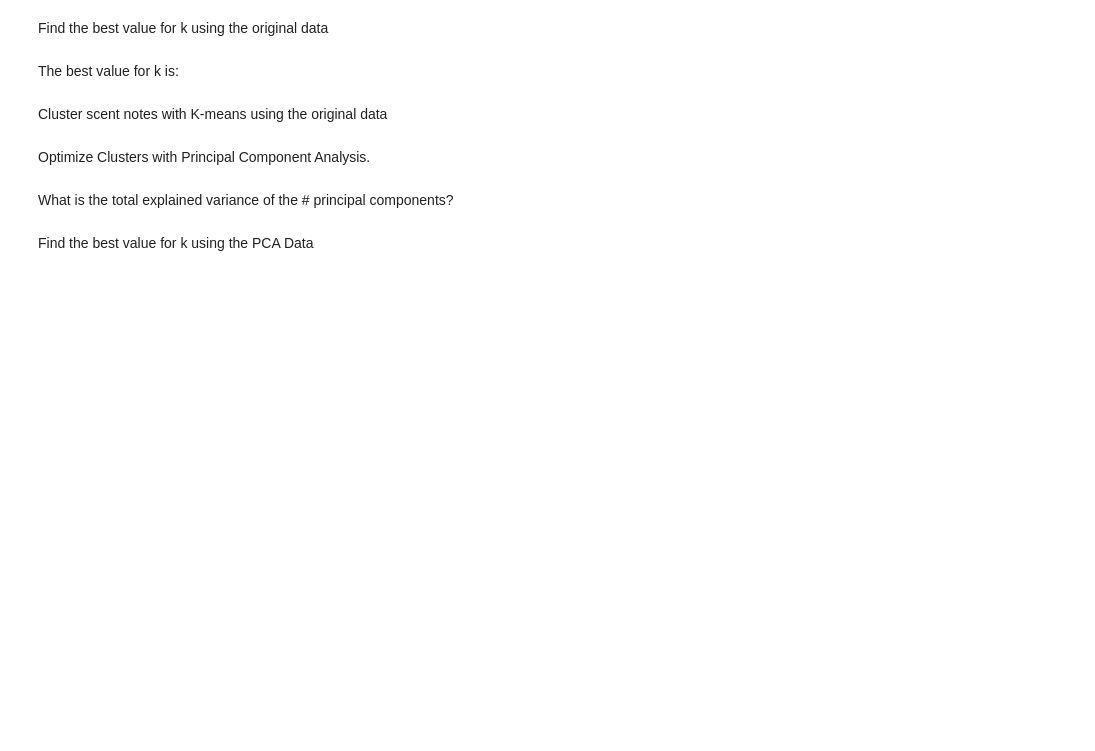
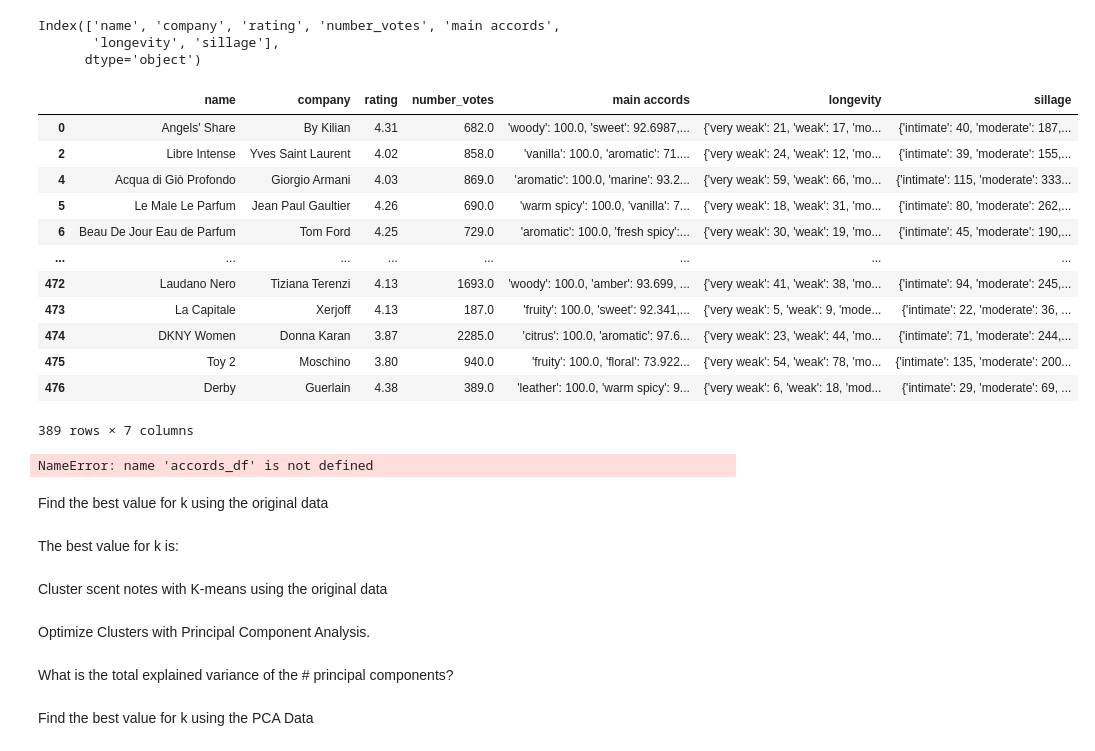
Before and after one commit to ThatCoryGirl/Project4-Perfume, a Jupyter notebook: MachineLearnTesting/Unsupervised_ML_Cluster_Model_Testing.ipynb, the cells around one changed output. Saved outputs shown, nothing was run; the diff lists cells and outputs as text; code cells hidden in the pictures; blank space fills up the shorter version.

Commit message:
cleaning dataset for model

```diff
--- a/MachineLearnTesting/Unsupervised_ML_Cluster_Model_Testing.ipynb
+++ b/MachineLearnTesting/Unsupervised_ML_Cluster_Model_Testing.ipynb
@@ -136,3 +136,70 @@ cleaned_perfume_df
+# %%
+print(cleaned_perfume_df.columns)
+# %% [output]
+Index(['name', 'company', 'rating', 'number_votes', 'main accords',
+       'longevity', 'sillage'],
+      dtype='object')
+# %%
+# Replace '{}' values with empty strings
+cleaned_perfume_df['main accords'] = cleaned_perfume_df['main accords'].str.strip('{}')
+
+# Replace 'NA' values with NaN in 'rating' and 'number_votes' columns
+cleaned_perfume_df.replace({'rating': 'NA', 'number_votes': 'NA'}, inplace=True)
+
+# Drop rows where 'rating', 'number_votes', and 'main accords' are NaN
+cleaned_perfume_df.dropna(subset=['rating', 'number_votes', 'main accords'], inplace=True)
+
+# Print dataframe
+cleaned_perfume_df
+# %% [output]
+|  | name | company | rating | number_votes | main accords | longevity | sillage |
+| 0 | Angels' Share | By Kilian | 4.31 | 682.0 | 'woody': 100.0, 'sweet': 92.6987,... | {'very weak': 21, 'weak': 17, 'mo... | {'intimate': 40, 'moderate': 187,... |
+| 2 | Libre Intense | Yves Saint Laurent | 4.02 | 858.0 | 'vanilla': 100.0, 'aromatic': 71.... | {'very weak': 24, 'weak': 12, 'mo... | {'intimate': 39, 'moderate': 155,... |
+| 4 | Acqua di Giò Profondo | Giorgio Armani | 4.03 | 869.0 | 'aromatic': 100.0, 'marine': 93.2... | {'very weak': 59, 'weak': 66, 'mo... | {'intimate': 115, 'moderate': 333... |
+| 5 | Le Male Le Parfum | Jean Paul Gaultier | 4.26 | 690.0 | 'warm spicy': 100.0, 'vanilla': 7... | {'very weak': 18, 'weak': 31, 'mo... | {'intimate': 80, 'moderate': 262,... |
+| 6 | Beau De Jour Eau de Parfum | Tom Ford | 4.25 | 729.0 | 'aromatic': 100.0, 'fresh spicy':... | {'very weak': 30, 'weak': 19, 'mo... | {'intimate': 45, 'moderate': 190,... |
+| ... | ... | ... | ... | ... | ... | ... | ... |
+| 472 | Laudano Nero | Tiziana Terenzi | 4.13 | 1693.0 | 'woody': 100.0, 'amber': 93.699, ... | {'very weak': 41, 'weak': 38, 'mo... | {'intimate': 94, 'moderate': 245,... |
+| 473 | La Capitale | Xerjoff | 4.13 | 187.0 | 'fruity': 100.0, 'sweet': 92.341,... | {'very weak': 5, 'weak': 9, 'mode... | {'intimate': 22, 'moderate': 36, ... |
+| 474 | DKNY Women | Donna Karan | 3.87 | 2285.0 | 'citrus': 100.0, 'aromatic': 97.6... | {'very weak': 23, 'weak': 44, 'mo... | {'intimate': 71, 'moderate': 244,... |
+| 475 | Toy 2 | Moschino | 3.80 | 940.0 | 'fruity': 100.0, 'floral': 73.922... | {'very weak': 54, 'weak': 78, 'mo... | {'intimate': 135, 'moderate': 200... |
+| 476 | Derby | Guerlain | 4.38 | 389.0 | 'leather': 100.0, 'warm spicy': 9... | {'very weak': 6, 'weak': 18, 'mod... | {'intimate': 29, 'moderate': 69, ... |
+389 rows × 7 columns
+# %%
+# Import specific dependencies for this block
+from sklearn.preprocessing import MinMaxScaler
+from sklearn.model_selection import train_test_split
+
+# Defining accords_df
+accords_df = pd.DataFrame(cleaned_perfume_df['main accords'].apply(eval).tolist())
+
+# Concatenate accords_df with the original DataFrame
+cleaned_perfume_df = pd.concat([cleaned_perfume_df, accords_df], axis=1)
+
+# Drop the 'main accords' column
+cleaned_perfume_df.drop('main accords', axis=1, inplace=True)
+
+# Handle missing values, if any
+cleaned_perfume_df.dropna(inplace=True)
+
+# Feature scaling (Min-Max scaling)
+scaler = MinMaxScaler()
+accords_columns = [col for col in cleaned_perfume_df.columns if col not in ['rating', 'number_votes']]
+accords_scaled = scaler.fit_transform(cleaned_perfume_df[accords_columns])
+cleaned_perfume_df[accords_columns] = accords_scaled
+
+# Split the data into training and testing sets
+#These are the features
+X = cleaned_perfume_df.drop(['rating', 'number_votes'], axis=1)
+
+# Target variable
+y = cleaned_perfume_df['rating']
+X_train, X_test, y_train, y_test = train_test_split(X, y, test_size=0.2, random_state=42)
+
+# Display the cleaned DataFrame
+cleaned_perfume_df.head()
+# %% [output]
+NameError: name 'accords_df' is not defined
 # %%
 # Use the `StandardScaler()` module from scikit-learn to normalize the data from the database
 
```
Also changed, not shown: parts of 6 cells of this notebook.
